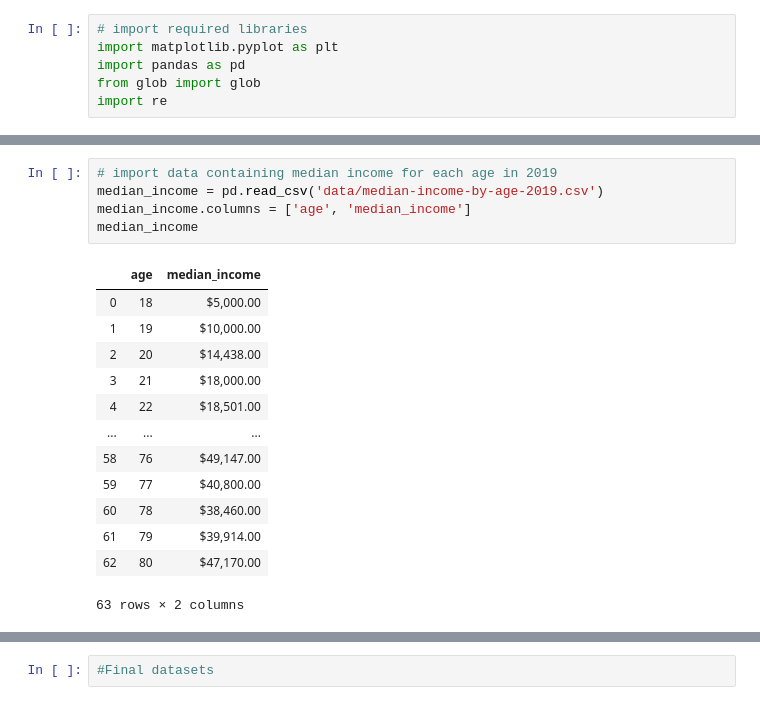
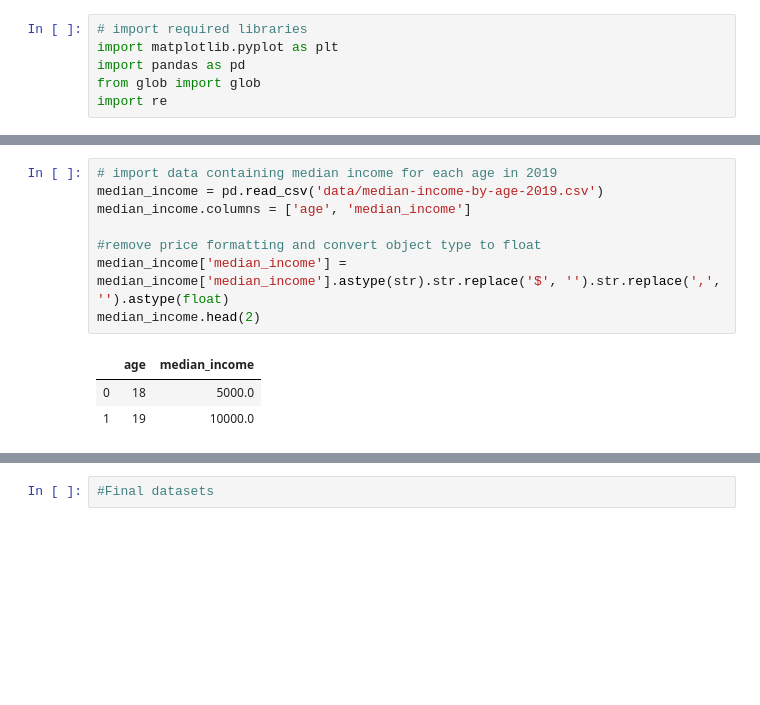
Before and after one commit to AHalarewicz/StudentLoanData, a Jupyter notebook: clean.ipynb, the cells around one changed output, grey strips where cells are left out. Cells and saved outputs as stored; diff of their text form; blank space fills up the shorter version.

```diff
--- a/clean.ipynb
+++ b/clean.ipynb
@@ -30,22 +26,15 @@ mean_income
 # %%
 # import data containing median income for each age in 2019
 median_income = pd.read_csv('data/median-income-by-age-2019.csv')
 median_income.columns = ['age', 'median_income']
-median_income
+
+#remove price formatting and convert object type to float
+median_income['median_income'] = median_income['median_income'].astype(str).str.replace('$', '').str.replace(',', '').astype(float)
+median_income.head(2)
 # %% [output]
 |  | age | median_income |
-| 0 | 18 | $5,000.00 |
-| 1 | 19 | $10,000.00 |
-| 2 | 20 | $14,438.00 |
-| 3 | 21 | $18,000.00 |
-| 4 | 22 | $18,501.00 |
-| ... | ... | ... |
-| 58 | 76 | $49,147.00 |
-| 59 | 77 | $40,800.00 |
-| 60 | 78 | $38,460.00 |
-| 61 | 79 | $39,914.00 |
-| 62 | 80 | $47,170.00 |
+| 0 | 18 | 5000.0 |
+| 1 | 19 | 10000.0 |
-63 rows × 2 columns
 # %%
 # merge median and mean income to single df
 income_by_age = pd.merge(median_income, mean_income)
```
Also changed, not shown: parts of 12 cells of this notebook.
